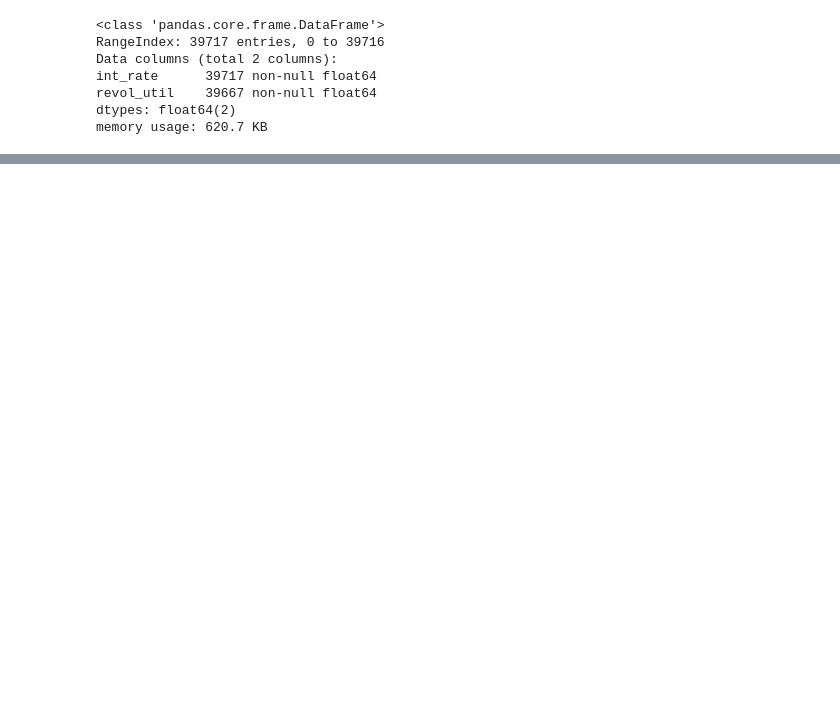
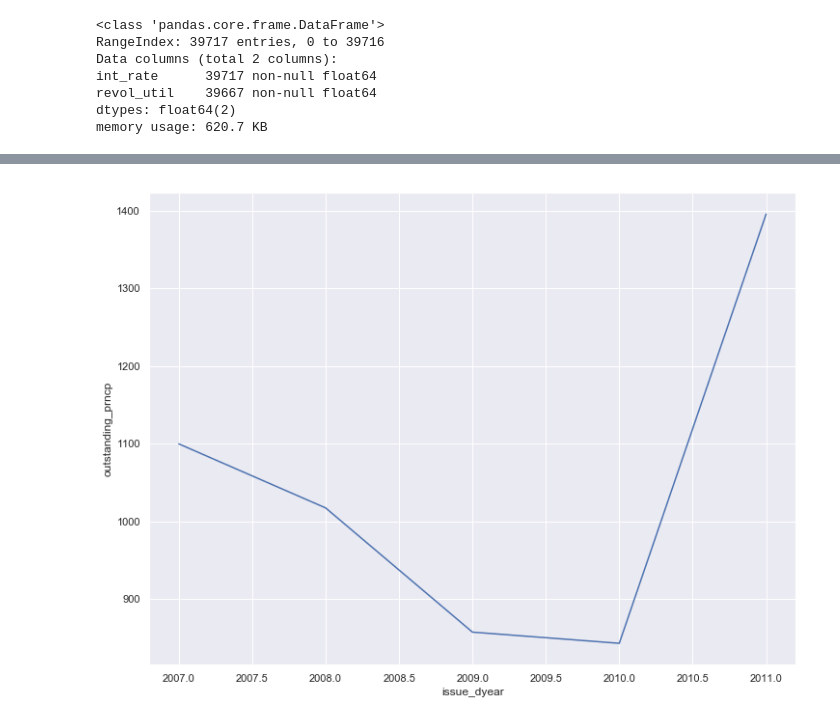
Before and after one commit to Nanditha-G-N/Machine-Learning-Case-Studies, a Jupyter notebook: case-study-2/LCLoanEDACaseStudy.ipynb, the cells around one changed output, grey strips where cells are left out. Saved outputs shown, nothing was run; the diff lists cells and outputs as text; code cells hidden in the pictures; blank space fills up the shorter version.

```diff
--- a/case-study-2/LCLoanEDACaseStudy.ipynb
+++ b/case-study-2/LCLoanEDACaseStudy.ipynb
@@ -201,0 +257,8 @@ df_loan['int_rate_bins'] = pd.cut(df_loan['int_rate'], bins=int_rate_bins)
+# %%
+df2 = df_loan[['loan_status','issue_d','loan_amnt','funded_amnt','total_pymnt','out_prncp','out_prncp_inv','total_rec_prncp']]
+df2['outstanding_prncp'] = df2['funded_amnt'] - df2['total_rec_prncp']
+df2['issue_dyymon']
+df2.head()
+#df3 = df2[df2['loan_status']=='Charged Off']
+#df3.head()
+#df3_by_yearmon = df3.groupby(['issue_dyear','issue_dmonth'],as_index=False)
@@ -201,0 +267,5 @@ df_loan['int_rate_bins'] = pd.cut(df_loan['int_rate'], bins=int_rate_bins)
+# %%
+sns.set(rc={'figure.figsize':(12,9)})
+ax = sns.lineplot(x="issue_dyear", y="outstanding_prncp",ci=None,data=df2)
+# %% [output]
+[figure, added]
```
Also changed, not shown: parts of 12 cells of this notebook.
